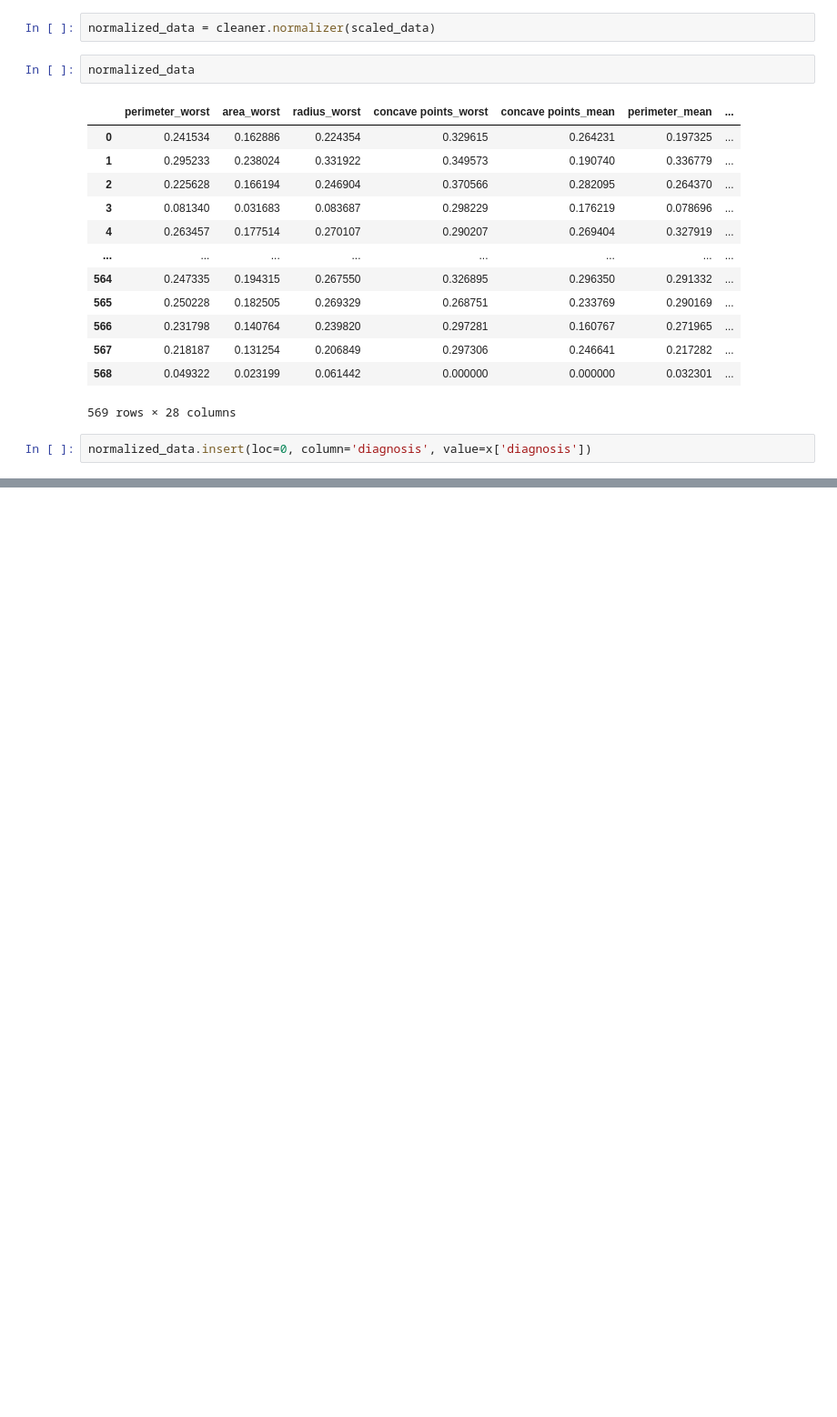
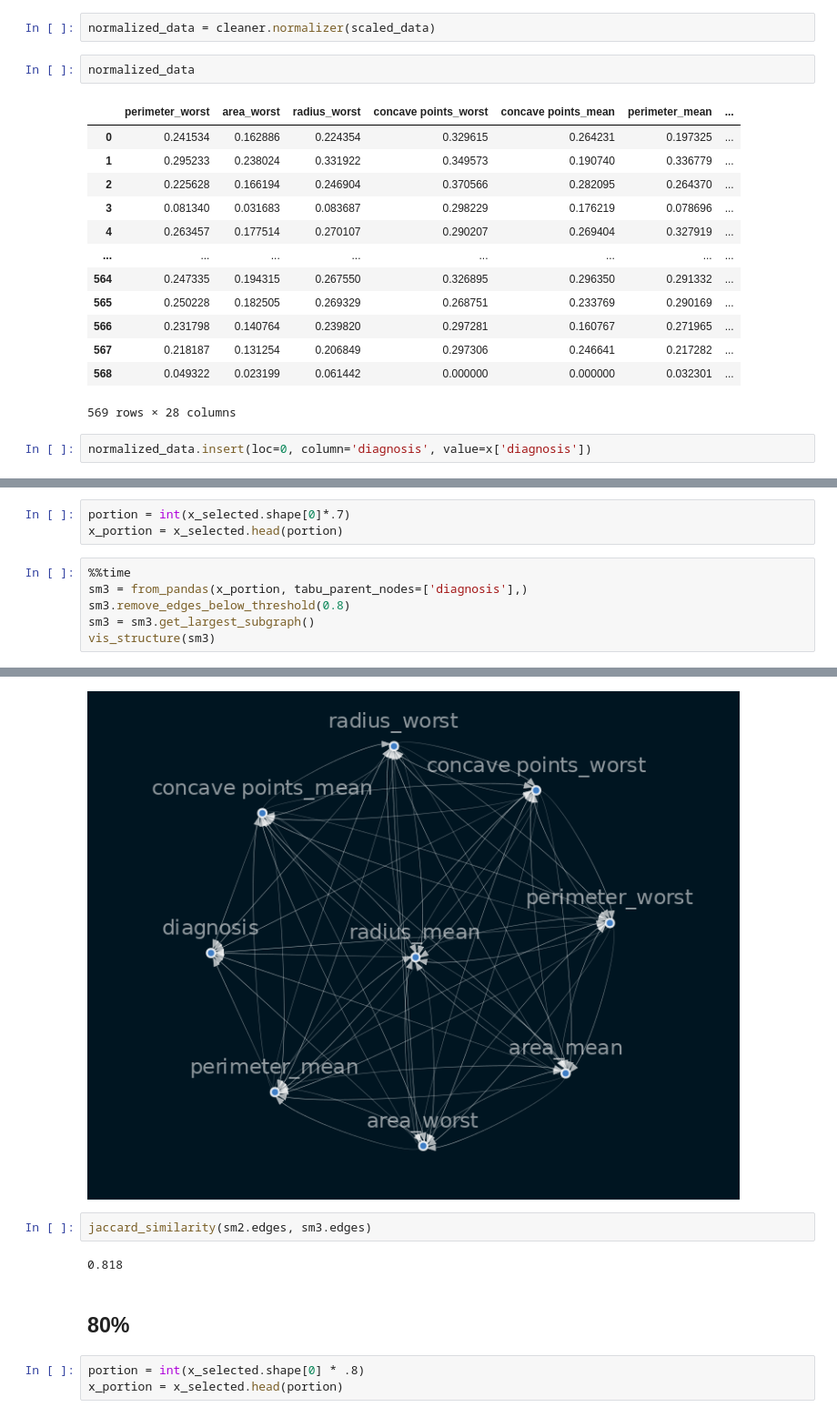
Before and after one commit to teddyk251/causal-inference, a Jupyter notebook: notebooks/causal_graph.ipynb, the cells around one changed output, grey strips where cells are left out. Shown at 91% size. Cells and saved outputs as stored; diff of their text form; blank space fills up the shorter version.

```diff
--- a/notebooks/causal_graph.ipynb
+++ b/notebooks/causal_graph.ipynb
@@ -114,0 +175,10 @@ Warning:
+# %%
+portion = int(x_selected.shape[0]*.7)
+x_portion = x_selected.head(portion)
+# %%
+%%time
+sm3 = from_pandas(x_portion, tabu_parent_nodes=['diagnosis'],)
+sm3.remove_edges_below_threshold(0.8)
+sm3 = sm3.get_largest_subgraph()
+vis_structure(sm3)
+# %% [output]
@@ -114,0 +187,10 @@ Warning:
+[figure, added]
+# %%
+jaccard_similarity(sm2.edges, sm3.edges)
+# %% [output]
+0.818
+# %% [markdown]
+## 80%
+# %%
+portion = int(x_selected.shape[0] * .8)
+x_portion = x_selected.head(portion)
```
Also changed, not shown: parts of 28 cells of this notebook.
